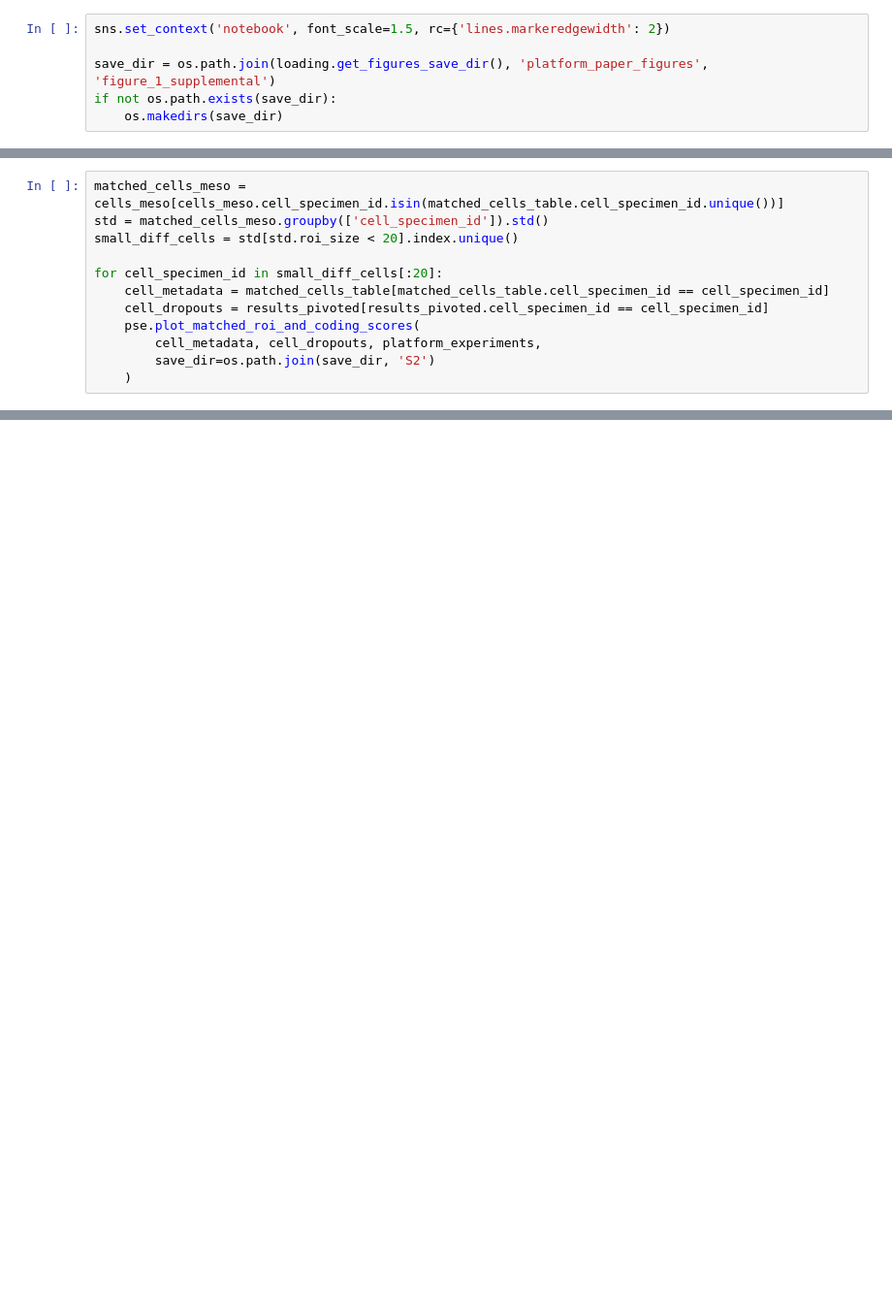
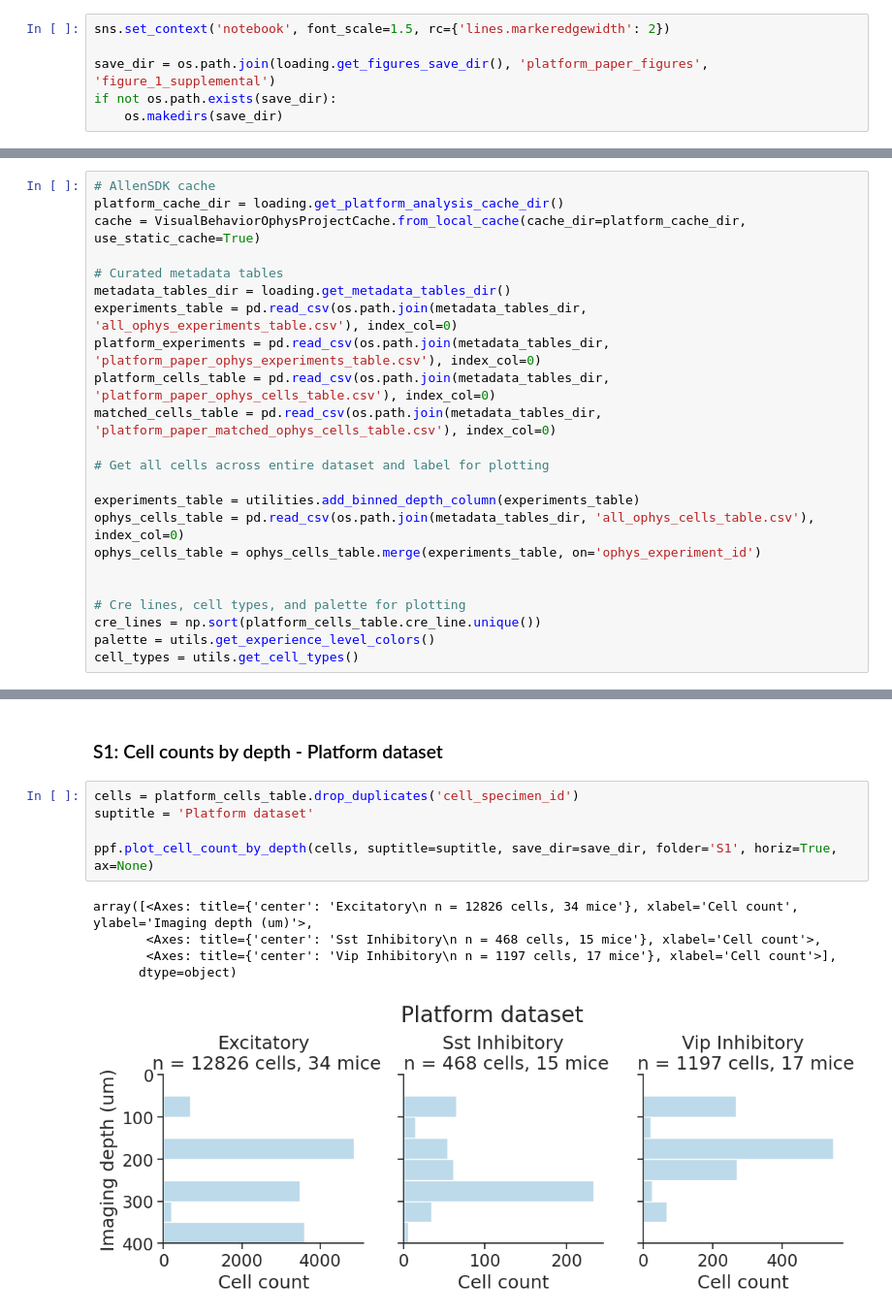
Before and after one commit to AllenInstitute/visual_behavior_analysis, a Jupyter notebook: notebooks/platform_paper_figures/figure_1_supplemental.ipynb, the cells around one changed output, grey strips where cells are left out. Shown at 97% size. Saved outputs shown, nothing was run; the diff lists cells and outputs as text; blank space fills up the shorter version.

Commit message:
update platform paper figure notebooks

```diff
--- a/notebooks/platform_paper_figures/figure_1_supplemental.ipynb
+++ b/notebooks/platform_paper_figures/figure_1_supplemental.ipynb
@@ -289,12 +40,0 @@ S2: Matched cells ROI and coding scores
-# %%
-matched_cells_meso = cells_meso[cells_meso.cell_specimen_id.isin(matched_cells_table.cell_specimen_id.unique())]
-std = matched_cells_meso.groupby(['cell_specimen_id']).std()
-small_diff_cells = std[std.roi_size < 20].index.unique()
-
-for cell_specimen_id in small_diff_cells[:20]:
-    cell_metadata = matched_cells_table[matched_cells_table.cell_specimen_id == cell_specimen_id]
-    cell_dropouts = results_pivoted[results_pivoted.cell_specimen_id == cell_specimen_id]
-    pse.plot_matched_roi_and_coding_scores(
-        cell_metadata, cell_dropouts, platform_experiments,
-        save_dir=os.path.join(save_dir, 'S2')
-    )
@@ -460,0 +43,23 @@ for mouse_id in sst_mice.index.values[:5]:
+# %%
+# AllenSDK cache
+platform_cache_dir = loading.get_platform_analysis_cache_dir()
+cache = VisualBehaviorOphysProjectCache.from_local_cache(cache_dir=platform_cache_dir, use_static_cache=True)
+
+# Curated metadata tables
+metadata_tables_dir = loading.get_metadata_tables_dir()
+experiments_table = pd.read_csv(os.path.join(metadata_tables_dir, 'all_ophys_experiments_table.csv'), index_col=0)
+platform_experiments = pd.read_csv(os.path.join(metadata_tables_dir, 'platform_paper_ophys_experiments_table.csv'), index_col=0)
+platform_cells_table = pd.read_csv(os.path.join(metadata_tables_dir, 'platform_paper_ophys_cells_table.csv'), index_col=0)
+matched_cells_table = pd.read_csv(os.path.join(metadata_tables_dir, 'platform_paper_matched_ophys_cells_table.csv'), index_col=0)
+
+# Get all cells across entire dataset and label for plotting
+
+experiments_table = utilities.add_binned_depth_column(experiments_table)
+ophys_cells_table = pd.read_csv(os.path.join(metadata_tables_dir, 'all_ophys_cells_table.csv'), index_col=0)
+ophys_cells_table = ophys_cells_table.merge(experiments_table, on='ophys_experiment_id')
+
+
+# Cre lines, cell types, and palette for plotting
+cre_lines = np.sort(platform_cells_table.cre_line.unique())
+palette = utils.get_experience_level_colors()
+cell_types = utils.get_cell_types()
@@ -460,0 +89,13 @@ for mouse_id in sst_mice.index.values[:5]:
+# %% [markdown]
+### S1: Cell counts by depth - Platform dataset
+# %%
+cells = platform_cells_table.drop_duplicates('cell_specimen_id')
+suptitle = 'Platform dataset'
+
+ppf.plot_cell_count_by_depth(cells, suptitle=suptitle, save_dir=save_dir, folder='S1', horiz=True, ax=None)
+# %% [output]
+array([<Axes: title={'center': 'Excitatory\n n = 12826 cells, 34 mice'}, xlabel='Cell count', ylabel='Imaging depth (um)'>,
+       <Axes: title={'center': 'Sst Inhibitory\n n = 468 cells, 15 mice'}, xlabel='Cell count'>,
+       <Axes: title={'center': 'Vip Inhibitory\n n = 1197 cells, 17 mice'}, xlabel='Cell count'>],
+      dtype=object)
+[figure, added]
```
Also changed, not shown: parts of 45 cells of this notebook, 24 other files.
